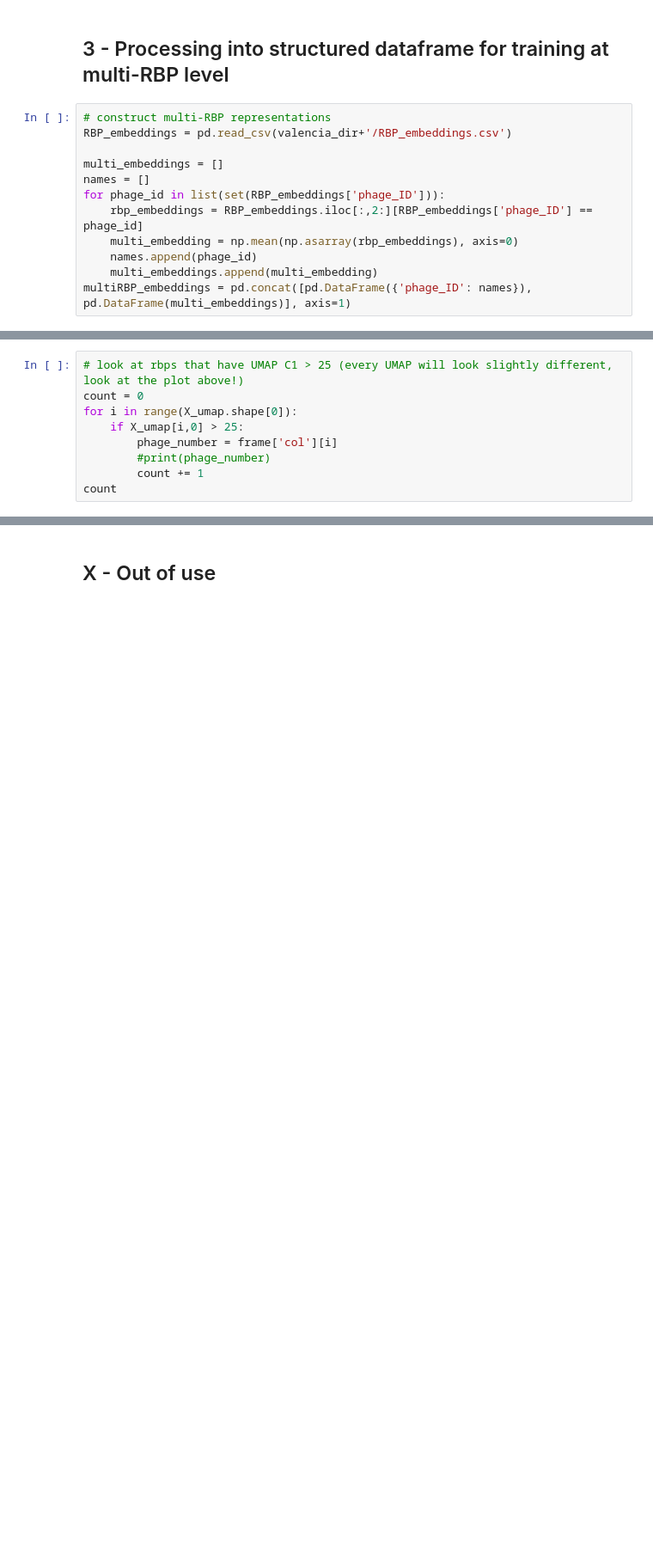
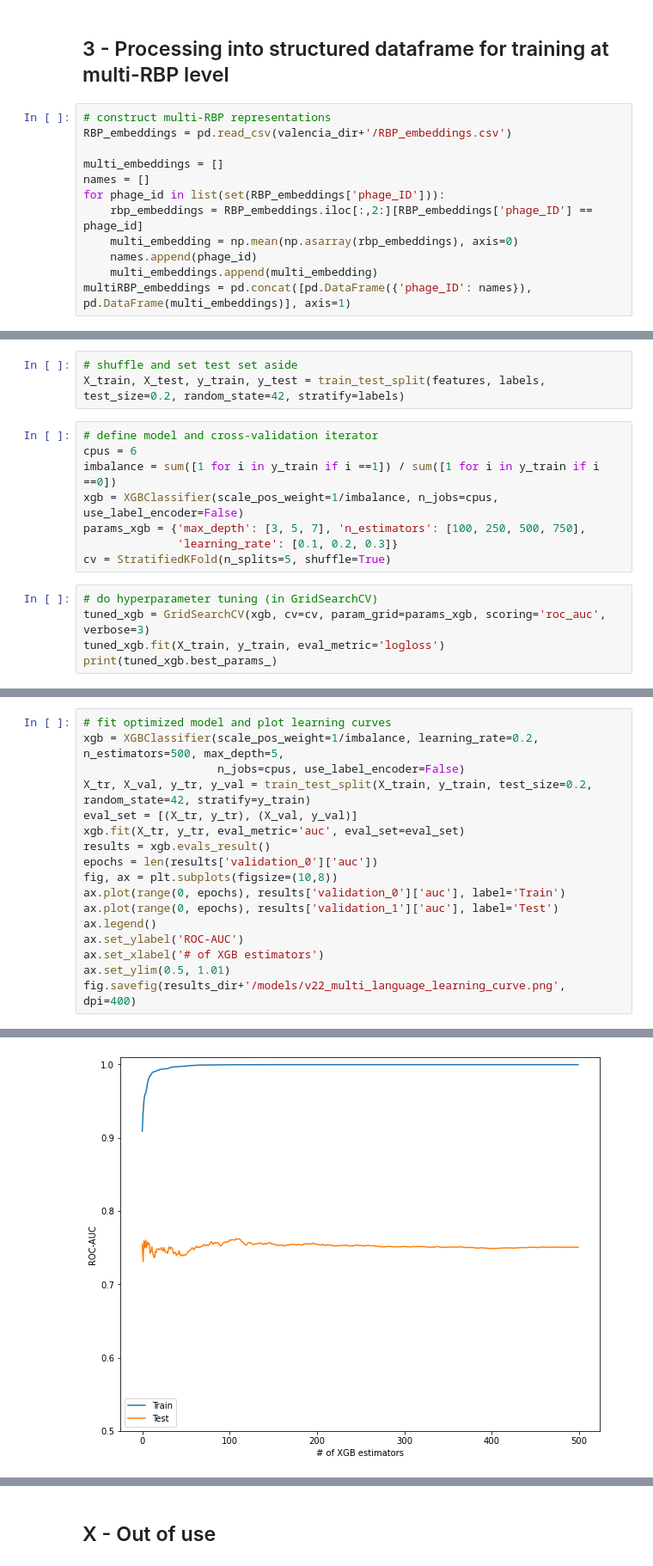
Before and after one commit to dimiboeckaerts/PhageHostLearn, a Jupyter notebook: learning/phagehostlearn_v22_language.ipynb, the cells around one changed output, grey strips where cells are left out. Shown at 86% size. Saved outputs shown, nothing was run; the diff lists cells and outputs as text; blank space fills up the shorter version.

Commit message:
PhageHostLearn v2.2

```diff
--- a/learning/phagehostlearn_v22_language.ipynb
+++ b/learning/phagehostlearn_v22_language.ipynb
@@ -366,9 +134,0 @@ Text(0, 0.5, 'UMAP component 2')
-# %%
-# look at rbps that have UMAP C1 > 25 (every UMAP will look slightly different, look at the plot above!)
-count = 0
-for i in range(X_umap.shape[0]):
-    if X_umap[i,0] > 25:
-        phage_number = frame['col'][i]
-        #print(phage_number)
-        count += 1
-count
@@ -864,0 +157,16 @@ for row in range(Y.shape[1]):
+# %%
+# shuffle and set test set aside
+X_train, X_test, y_train, y_test = train_test_split(features, labels, test_size=0.2, random_state=42, stratify=labels)
+# %%
+# define model and cross-validation iterator
+cpus = 6
+imbalance = sum([1 for i in y_train if i ==1]) / sum([1 for i in y_train if i ==0])
+xgb = XGBClassifier(scale_pos_weight=1/imbalance, n_jobs=cpus, use_label_encoder=False)
+params_xgb = {'max_depth': [3, 5, 7], 'n_estimators': [100, 250, 500, 750],
+              'learning_rate': [0.1, 0.2, 0.3]}
+cv = StratifiedKFold(n_splits=5, shuffle=True)
+# %%
+# do hyperparameter tuning (in GridSearchCV)
+tuned_xgb = GridSearchCV(xgb, cv=cv, param_grid=params_xgb, scoring='roc_auc', verbose=3)
+tuned_xgb.fit(X_train, y_train, eval_metric='logloss')
+print(tuned_xgb.best_params_)
@@ -864,0 +191,18 @@ for row in range(Y.shape[1]):
+# %%
+# fit optimized model and plot learning curves
+xgb = XGBClassifier(scale_pos_weight=1/imbalance, learning_rate=0.2, n_estimators=500, max_depth=5,
+                    n_jobs=cpus, use_label_encoder=False)
+X_tr, X_val, y_tr, y_val = train_test_split(X_train, y_train, test_size=0.2, random_state=42, stratify=y_train)
+eval_set = [(X_tr, y_tr), (X_val, y_val)]
+xgb.fit(X_tr, y_tr, eval_metric='auc', eval_set=eval_set)
+results = xgb.evals_result()
+epochs = len(results['validation_0']['auc'])
+fig, ax = plt.subplots(figsize=(10,8))
+ax.plot(range(0, epochs), results['validation_0']['auc'], label='Train')
+ax.plot(range(0, epochs), results['validation_1']['auc'], label='Test')
+ax.legend()
+ax.set_ylabel('ROC-AUC')
+ax.set_xlabel('# of XGB estimators')
+ax.set_ylim(0.5, 1.01)
+fig.savefig(results_dir+'/models/v22_multi_language_learning_curve.png', dpi=400)
+# %% [output]
@@ -864,0 +226 @@ for row in range(Y.shape[1]):
+[figure, added]
```
Also changed, not shown: parts of 68 cells of this notebook, 8 other files.
